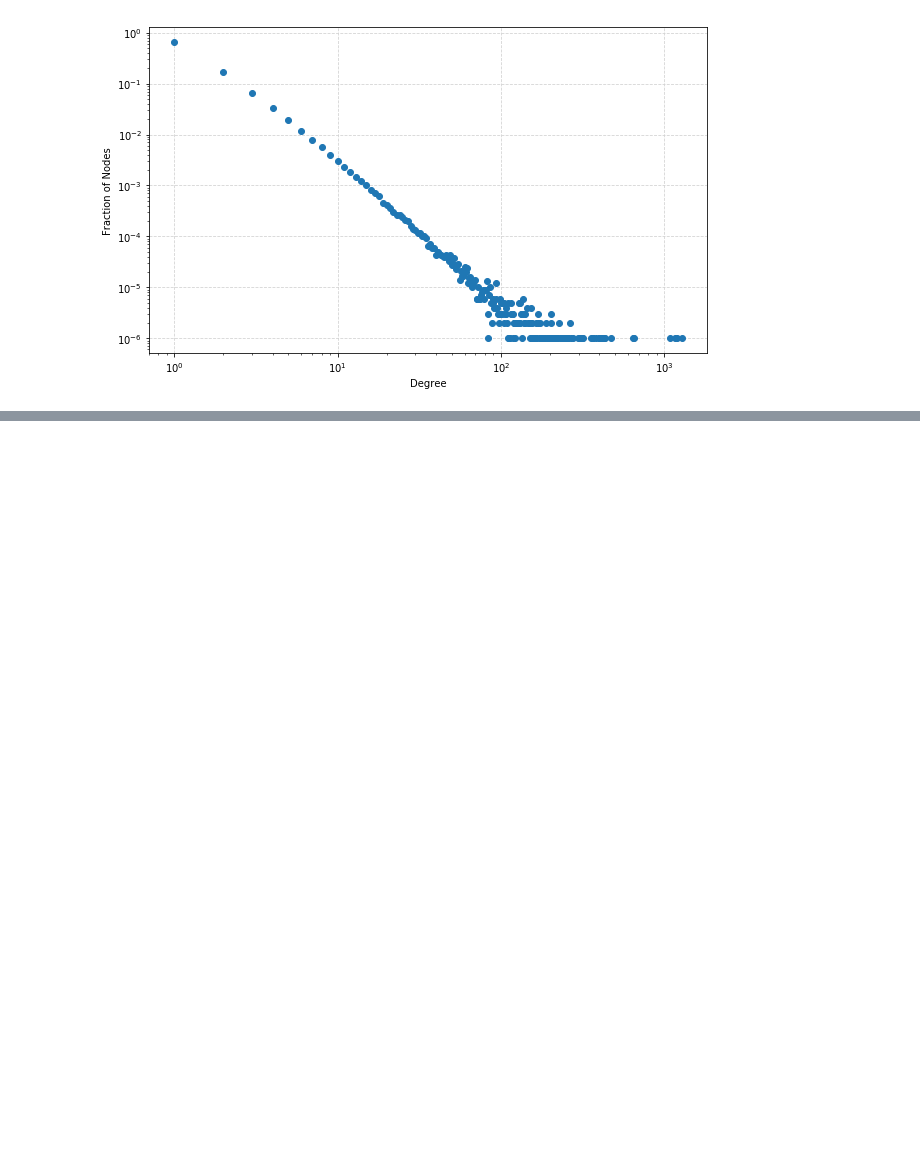
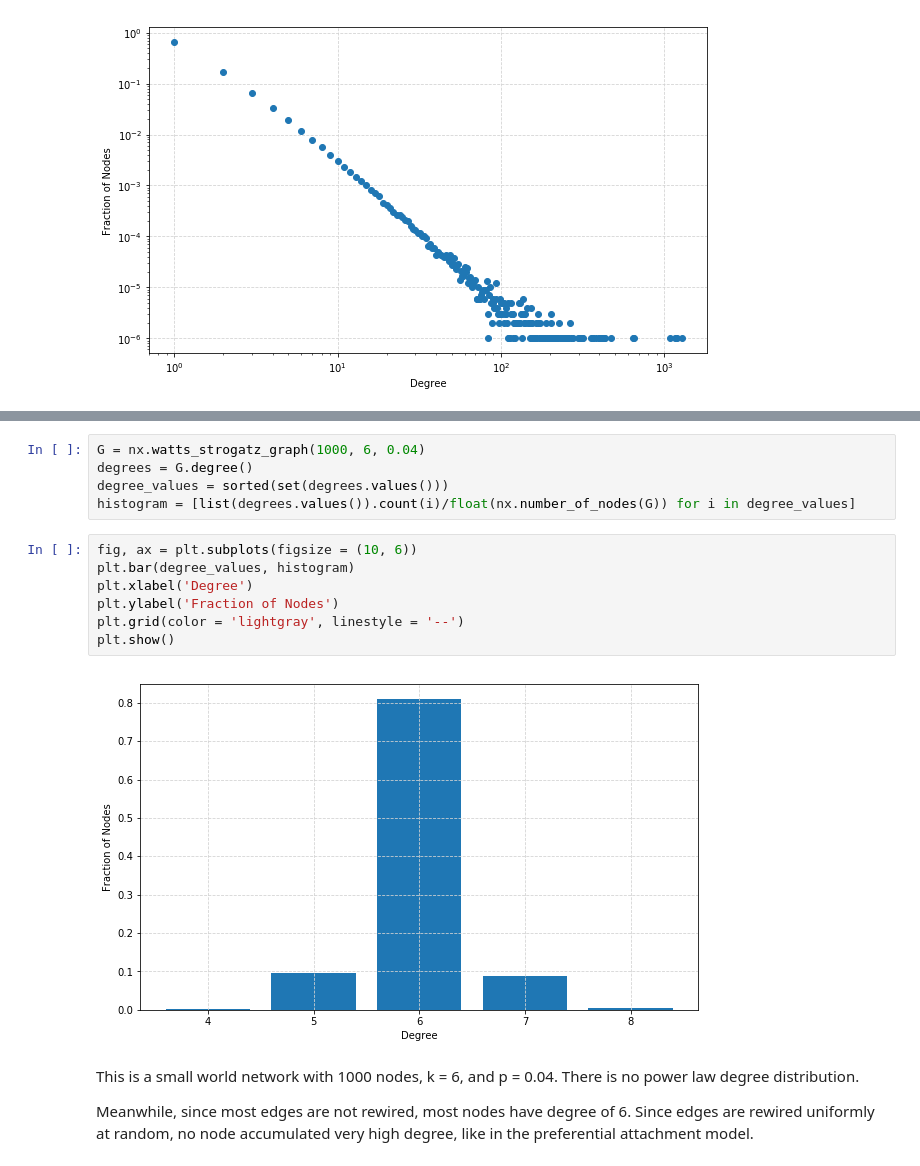
Before and after one commit to Richard-Hendricks/UIUC-Fall-2017, a Jupyter notebook: IE_532/Project/yiming1.0.ipynb, the cells around one changed output, grey strips where cells are left out. Drawn from its saved outputs; the diff is of its cells as text; blank space fills up the shorter version.

```diff
--- a/IE_532/Project/yiming1.0.ipynb
+++ b/IE_532/Project/yiming1.0.ipynb
@@ -57,0 +83,18 @@ plt.show()
+# %%
+G = nx.watts_strogatz_graph(1000, 6, 0.04)
+degrees = G.degree()
+degree_values = sorted(set(degrees.values()))
+histogram = [list(degrees.values()).count(i)/float(nx.number_of_nodes(G)) for i in degree_values]
+# %%
+fig, ax = plt.subplots(figsize = (10, 6))
+plt.bar(degree_values, histogram)
+plt.xlabel('Degree')
+plt.ylabel('Fraction of Nodes')
+plt.grid(color = 'lightgray', linestyle = '--')
+plt.show()
+# %% [output]
+[figure, added]
+# %% [markdown]
+This is a small world network with 1000 nodes, k = 6, and p = 0.04. There is no power law degree distribution.
+
+Meanwhile, since most edges are not rewired, most nodes have degree of 6. Since edges are rewired uniformly at random, no node accumulated very high degree, like in the preferential attachment model.
```
Also changed, not shown: parts of 2 cells of this notebook.
